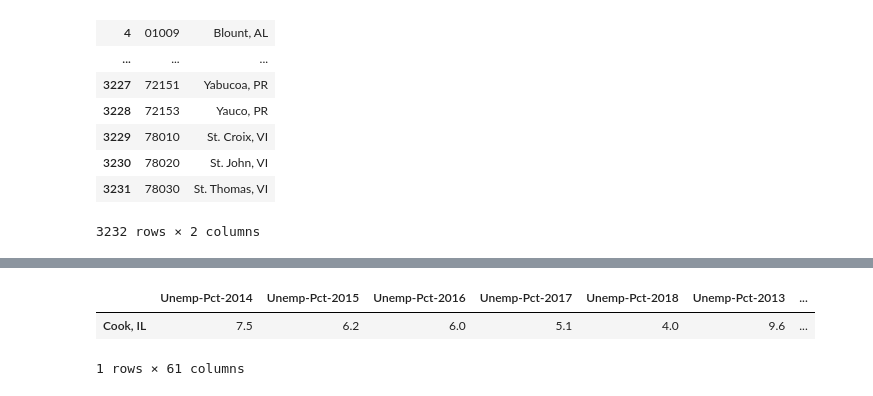
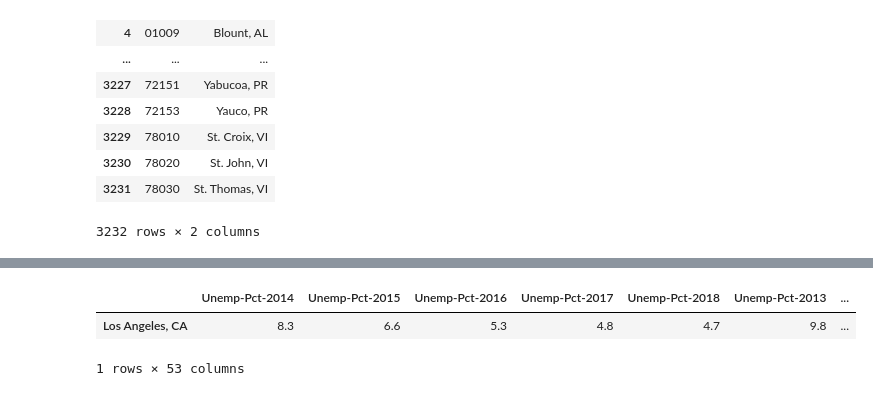
Before and after one commit to erv4gen/Research-Salvage-Autos, a Jupyter notebook: Structure-Demographics-County.ipynb, the cells around one changed output, grey strips where cells are left out. Cells and saved outputs as stored; diff of their text form; code cells hidden in the pictures.

```diff
--- a/Structure-Demographics-County.ipynb
+++ b/Structure-Demographics-County.ipynb
@@ -68,6 +70,7 @@ Name: Annual, dtype: float64
 #Income
 
 path_to_income = path_to_csv+'US-Personal-Income\\CAINC1__ALL_STATES_1969_2017.xlsx'
+income_index = cpi_df.index[:-2]
 
 raw_df = pd.read_excel(path_to_income
 #                         ,encoding = "utf-8"
@@ -80,11 +83,11 @@ income_df = (raw_df.loc[(raw_df['Description']=='Per capita personal income (dol
             .set_index('GeoName')
              .replace({'(NA)':np.nan})
              .astype(float)
-             [cpi_df.index]
+             [income_index]
 
             )
 
-
+unempdf.to_csv('csv/income.csv')
 income_df
 # %% [output]
 |  | 1990 | 1991 | 1992 | 1993 | 1994 | 1995 | 1996 | 1997 | 1998 | 1999 | ... | ... |
@@ -204,7 +207,12 @@ pop = (pop.set_index('NAME').rename({'CENSUS2010POP': 'CENSUS2010'},axis=1)
         .drop(['ESTIMATESBASE2010','POPESTIMATE2010'],axis=1)
         )
 pop.columns = [col.replace('POPESTIMATE','CENSUS') for col in pop.columns]
-pop.index = [', '.join(ind.replace('County','').replace(' ','').strip().split(',')) for ind in pop.index]
+
+pop.index = [', '.join([x.strip() for x in ind.replace(' County','').split(',')]
+                            )
+                 for ind in pop.index]
+
+pop.to_csv('csv/pop.csv')
 pop.sort_index()
 # %% [output]
 |  | CENSUS2010 | CENSUS2011 | CENSUS2012 | CENSUS2013 | CENSUS2014 | CENSUS2015 | CENSUS2016 | CENSUS2017 | ... |
@@ -375,3 +390,8 @@ Duplicated values: ['12777', '15005', '44777']
 | 2347 | 44777 | 0.0 | 0.0 | 0.0 | 0.0 | 0.0 | 0.0 | ... |
 # %%
-crime_df_filt_dropnna = crime_df_filt.drop_duplicates(subset=['FIPS']).dropna(subset=['County']).drop(['FIPS'],axis=1).set_index('County')
+crime_df_filt_dropnna = (crime_df_filt.drop_duplicates(subset=['FIPS'])
+                        .dropna(subset=['County']).drop(['FIPS'],axis=1)
+                        .set_index('County')
+                        )
+
+crime_df_filt_dropnna.loc['Autauga, AL']
@@ -434,3 +431,8 @@ Name: Cook, IL, dtype: float64
+# %%
+cols_to_save =[col for col in crime_df_filt_dropnna if 'GRNDTOT' in col]
+crime_df_filt_dropnna = crime_df_filt_dropnna[cols_to_save].copy()
+
+crime_df_filt_dropnna.to_csv('csv/crime.csv')
 # %%
 # joint_full = unempdf.join(income_df).join(pop)
 
@@ -460,11 +460,11 @@ Index(['Unemp-Pct-2014', 'Unemp-Pct-2015', 'Unemp-Pct-2016', 'Unemp-Pct-2017',
 # %%
 joint_full_nn = joint_full.loc[~joint_full.isnull().any(1)]#.drop(columns=['County'])
 # %%
-joint_full.loc['Cook, IL'].to_frame().T
+joint_full.loc['Los Angeles, CA'].to_frame().T
 # %% [output]
 |  | Unemp-Pct-2014 | Unemp-Pct-2015 | Unemp-Pct-2016 | Unemp-Pct-2017 | Unemp-Pct-2018 | Unemp-Pct-2013 | ... |
-| Cook, IL | 7.5 | 6.2 | 6.0 | 5.1 | 4.0 | 9.6 | ... |
+| Los Angeles, CA | 8.3 | 6.6 | 5.3 | 4.8 | 4.7 | 9.8 | ... |
-1 rows × 61 columns
+1 rows × 53 columns
 # %%
 path_to_processed_csv =path_to_csv+'SC-working-folder\\'
 
```
Also changed, not shown: parts of 17 cells of this notebook, 3 other files.
